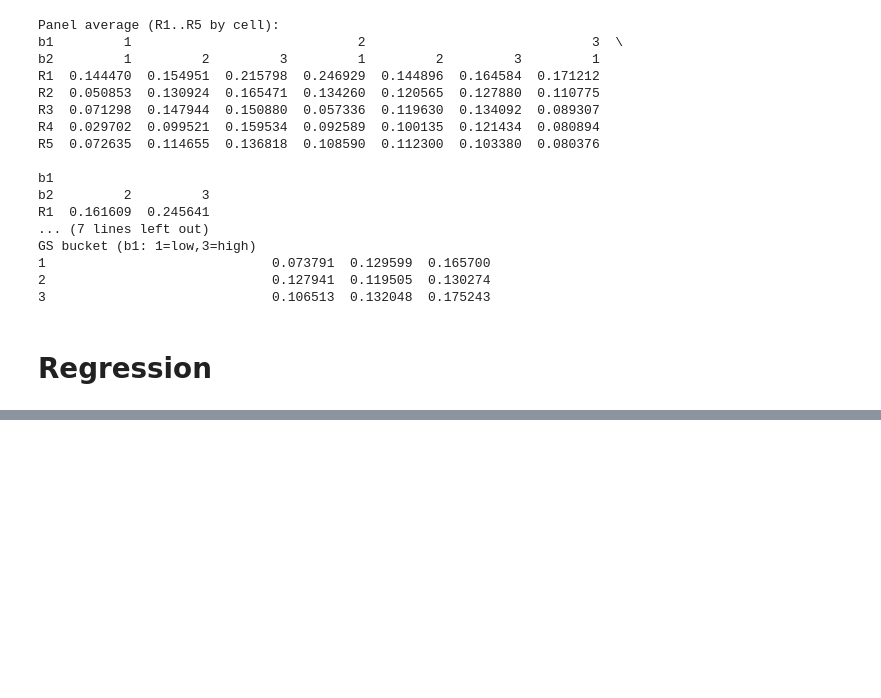
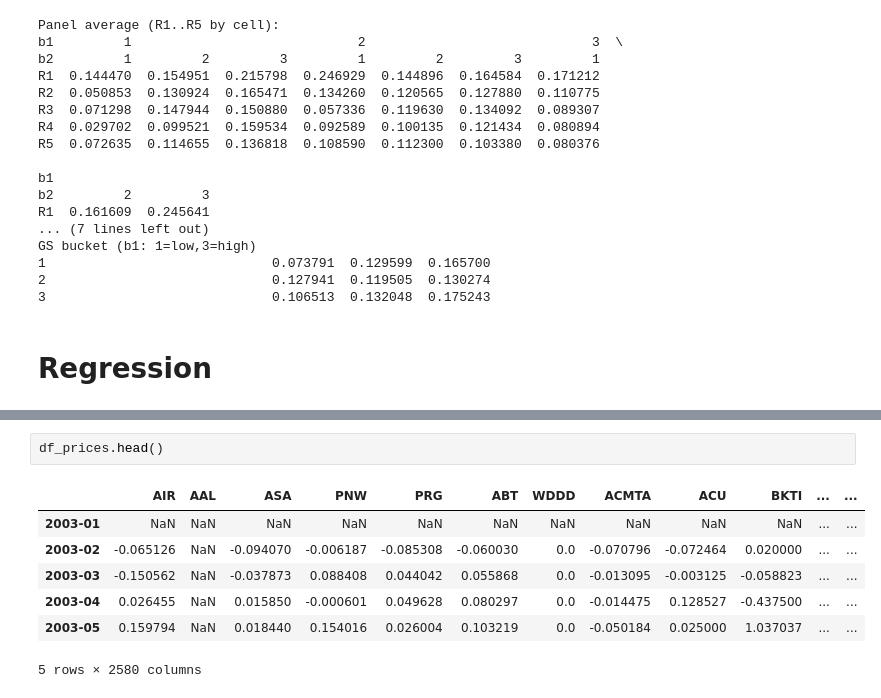
Before and after one commit to wduan10/bem104, a Jupyter notebook: main.ipynb, the cells around one changed output, grey strips where cells are left out. Cells and saved outputs as stored; diff of their text form; blank space fills up the shorter version.

```diff
--- a/main.ipynb
+++ b/main.ipynb
@@ -897,0 +1044,10 @@ GS bucket (b1: 1=low,3=high)
+# %%
+df_prices.head()
+# %% [output]
+|  | AIR | AAL | ASA | PNW | PRG | ABT | WDDD | ACMTA | ACU | BKTI | ... | ... |
+| 2003-01 | NaN | NaN | NaN | NaN | NaN | NaN | NaN | NaN | NaN | NaN | ... | ... |
+| 2003-02 | -0.065126 | NaN | -0.094070 | -0.006187 | -0.085308 | -0.060030 | 0.0 | -0.070796 | -0.072464 | 0.020000 | ... | ... |
+| 2003-03 | -0.150562 | NaN | -0.037873 | 0.088408 | 0.044042 | 0.055868 | 0.0 | -0.013095 | -0.003125 | -0.058823 | ... | ... |
+| 2003-04 | 0.026455 | NaN | 0.015850 | -0.000601 | 0.049628 | 0.080297 | 0.0 | -0.014475 | 0.128527 | -0.437500 | ... | ... |
+| 2003-05 | 0.159794 | NaN | 0.018440 | 0.154016 | 0.026004 | 0.103219 | 0.0 | -0.050184 | 0.025000 | 1.037037 | ... | ... |
+5 rows × 2580 columns
```
Also changed, not shown: parts of 3 cells of this notebook.
